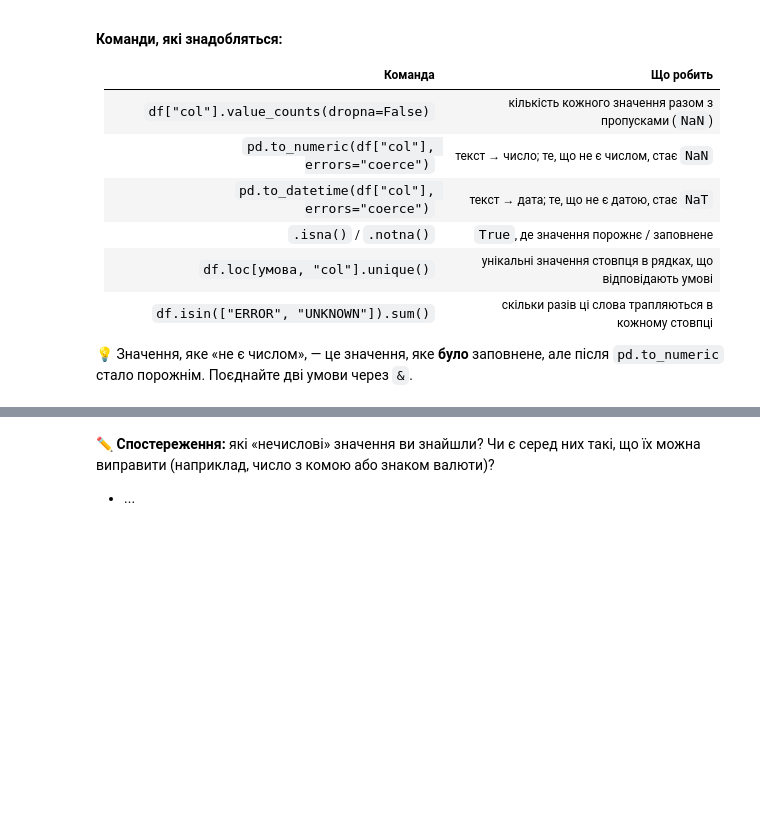
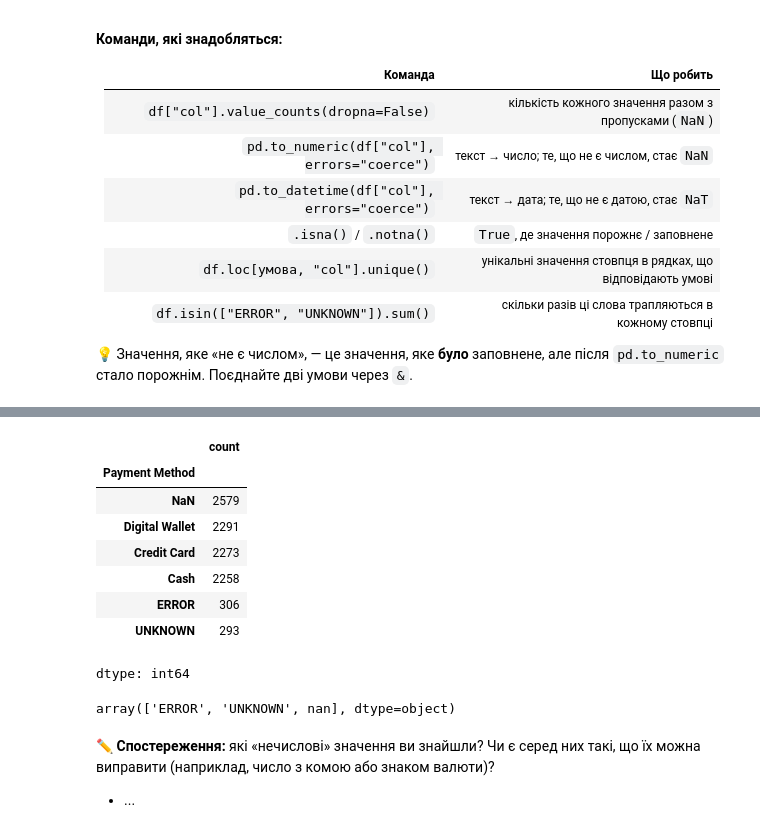
Before and after one commit to UlkaBo/Cafe_sales_DTA26_2, a Jupyter notebook: Pandas_lesson_34_03_11_26_training_project_cafe_sales.ipynb, the cells around one changed output, grey strips where cells are left out. Cells and saved outputs as stored; diff of their text form; code cells hidden in the pictures; blank space fills up the shorter version.

```diff
--- a/Pandas_lesson_34_03_11_26_training_project_cafe_sales.ipynb
+++ b/Pandas_lesson_34_03_11_26_training_project_cafe_sales.ipynb
@@ -114,3 +164,24 @@ print("Ready!")
+# %%
+df['Payment Method'].value_counts(dropna=False)
+# %% [output]
+|  | count |
+| Payment Method |  |
+| NaN | 2579 |
+| Digital Wallet | 2291 |
+| Credit Card | 2273 |
+| Cash | 2258 |
+| ERROR | 306 |
+| UNKNOWN | 293 |
+dtype: int64
+# %%
+# Для стовпців Quantity, Price Per Unit і Total Spent знайдіть усі значення,
+# які не є числами (без урахування порожніх клітинок), і виведіть їх унікальні варіанти.
+
+converted = pd.to_numeric(df['Quantity'], errors = 'coerce')
+broked_by_converted = converted.isna()
+df.loc[  broked_by_converted  , 'Quantity'].unique()
+# %% [output]
+array(['ERROR', 'UNKNOWN', nan], dtype=object)
 # %% [markdown]
 ✏️ **Спостереження:** які «нечислові» значення ви знайшли? Чи є серед них такі, що їх можна виправити (наприклад, число з комою або знаком валюти)?
 
```
Also changed, not shown: parts of 6 cells of this notebook.
